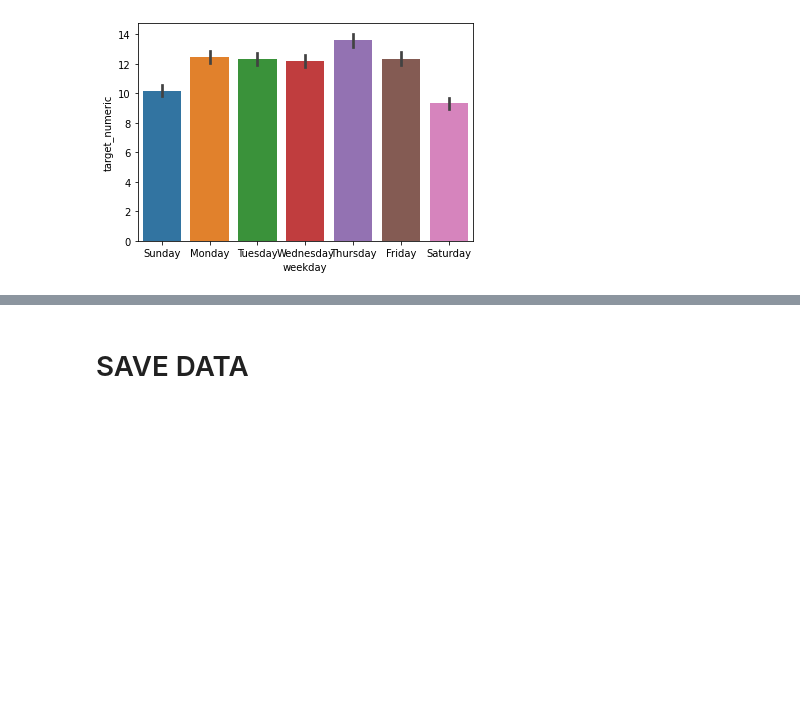
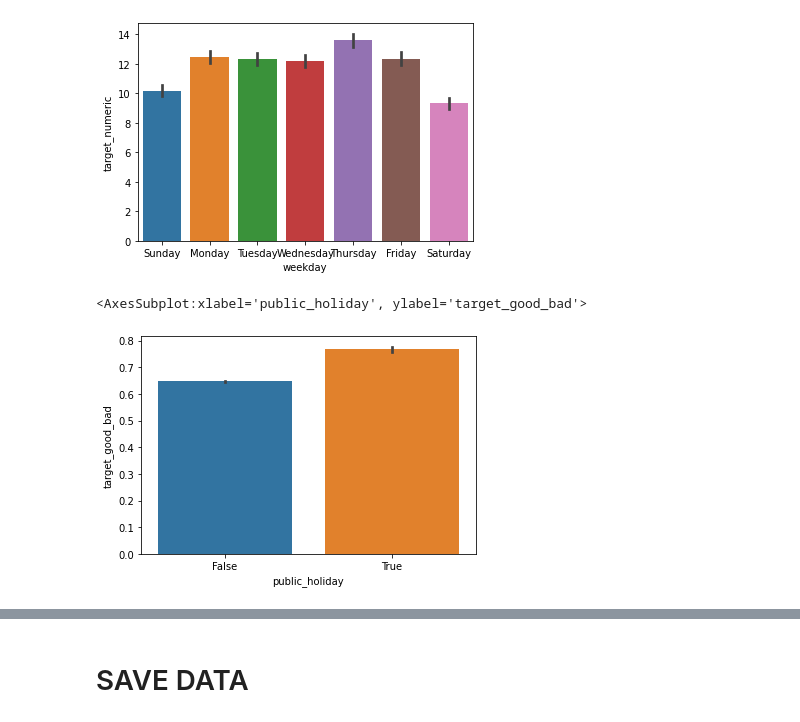
Before and after one commit to Good-Train-Bad-Train/gtbt, a Jupyter notebook: notebooks/marie_cleaning_processing_legs.ipynb, the cells around one changed output, grey strips where cells are left out. Cells and saved outputs as stored; diff of their text form; code cells hidden in the pictures; blank space fills up the shorter version.

```diff
--- a/notebooks/marie_cleaning_processing_legs.ipynb
+++ b/notebooks/marie_cleaning_processing_legs.ipynb
@@ -386,3 +404,8 @@ sns.barplot(x= df.weekday, y=df.target_numeric)
 # %% [output]
 <AxesSubplot:xlabel='weekday', ylabel='target_numeric'>
 [figure]
+# %%
+sns.barplot(x= df.public_holiday, y=df.target_good_bad)
+# %% [output]
+<AxesSubplot:xlabel='public_holiday', ylabel='target_good_bad'>
+[figure, added]
```
Also changed, not shown: parts of 28 cells of this notebook, 1 other file.
